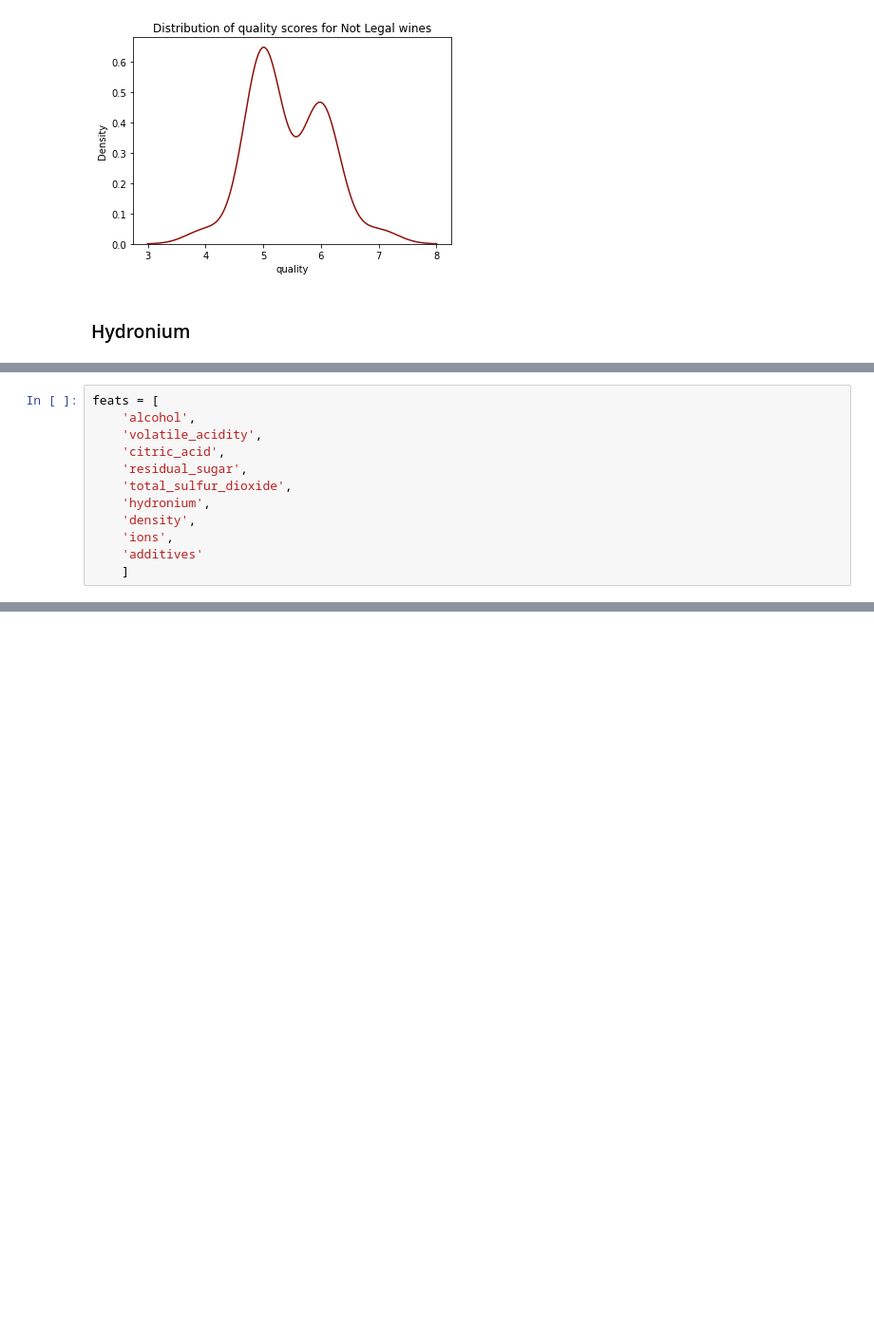
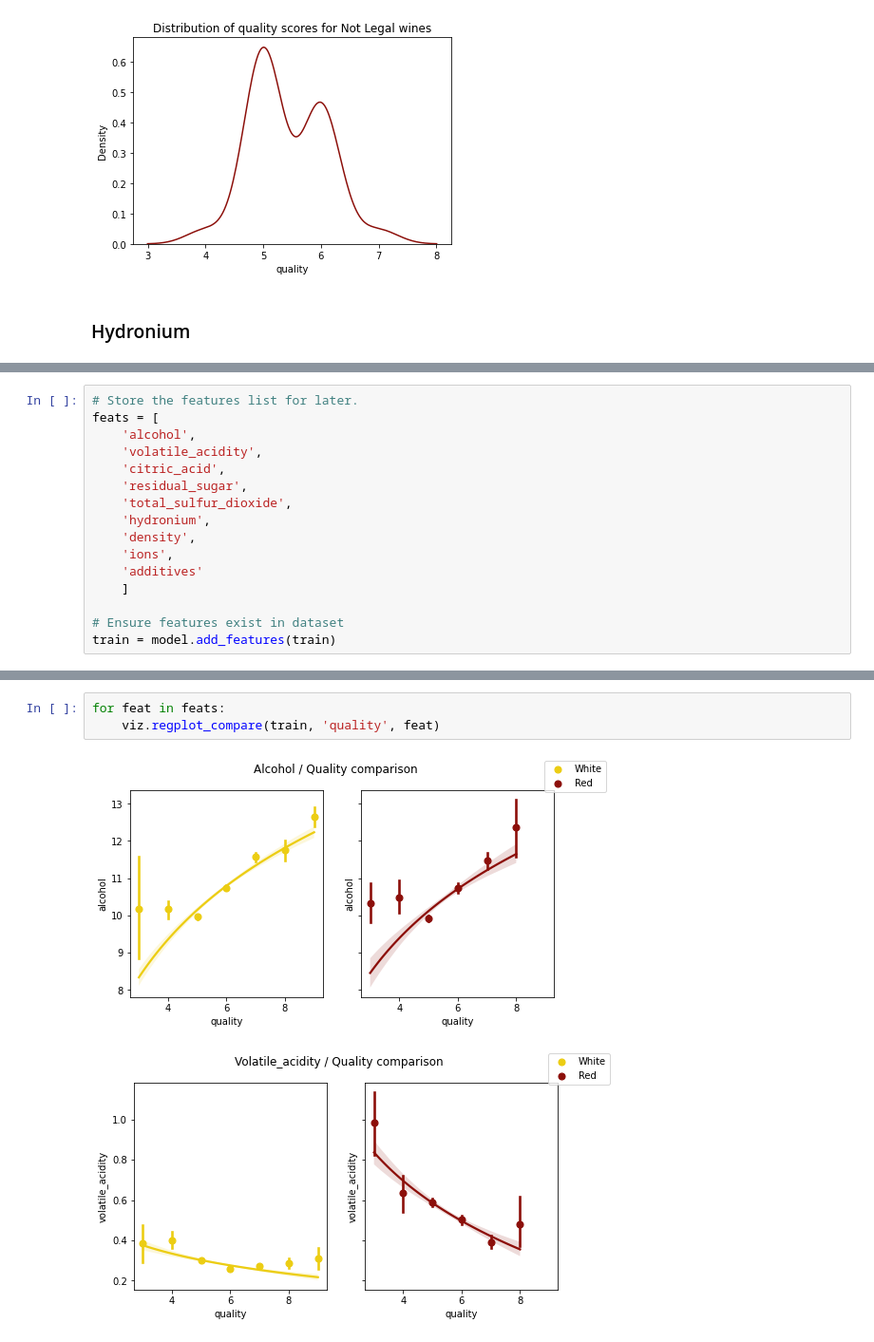
Before and after one commit to MrEnigmamgine/jtl_wine_quality, a Jupyter notebook: Final Report.ipynb, the cells around one changed output, grey strips where cells are left out. Shown at 95% size. Drawn from its saved outputs; the diff is of its cells as text; blank space fills up the shorter version.

```diff
--- a/Final Report.ipynb
+++ b/Final Report.ipynb
@@ -317,4 +360,5 @@ plt.show()
 # %%
+# Store the features list for later.
 feats = [
     'alcohol',
     'volatile_acidity',
@@ -326,3 +370,6 @@ feats = [
     'ions',
     'additives'
     ]
+
+# Ensure features exist in dataset
+train = model.add_features(train)
@@ -439,0 +376,6 @@ KeyError: 'additives'
+# %%
+for feat in feats:
+    viz.regplot_compare(train, 'quality', feat)
+# %% [output]
+[figure, added]
+[figure, added]
```
Also changed, not shown: parts of 16 cells of this notebook, 1 other file.
